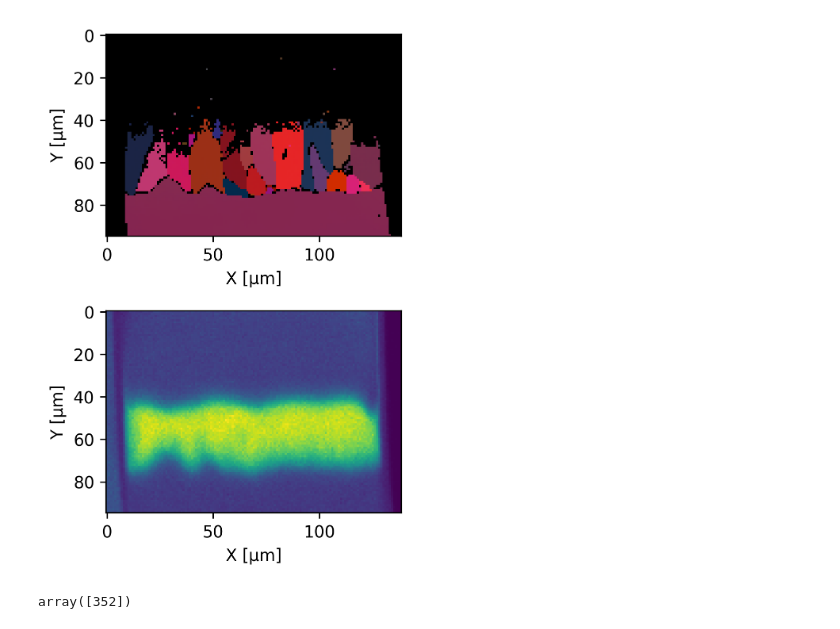
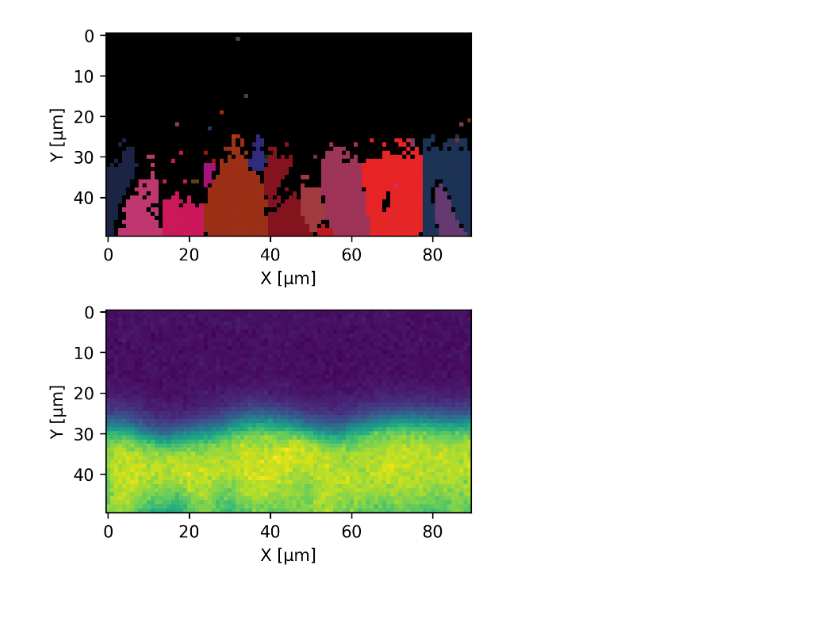
Before and after one commit to EricViklund/3deds, a Jupyter notebook: EBSD_animation.ipynb, the cells around one changed output. Drawn from its saved outputs; the diff is of its cells as text; code cells hidden in the pictures.

```diff
--- a/EBSD_animation.ipynb
+++ b/EBSD_animation.ipynb
@@ -27,40 +27,40 @@ axs[0].invert_yaxis()
 axs[1].invert_yaxis()
 
 image_resolution = (f['1/EDS/Header/X Cells'][0],f['1/EDS/Header/Y Cells'][0])
-crop = slice(0, 50),slice(30, 105)
+crop = slice(15, 65),slice(15, 105)
 
 data = np.array(f['1/EBSD/Data/Euler']).reshape(image_resolution[1],image_resolution[0],3)
 
 data = np.flip(data,axis=0)
+
+data = data[crop]
 
 data[:,:,0] = data[:,:,0]/(2*np.pi)
 data[:,:,1] = data[:,:,1]/(np.pi)
 data[:,:,2] = data[:,:,2]/(np.pi)
 
 ref_data = data
 
 
 map1 = axs[0].imshow(data)
 #c = fig.colorbar(map1, ax=axs)
 
 #axs[0].set_xlim(0,f['1/EBSD/Header/Bounding Box Size'][0])
 #axs[0].set_ylim(0,f['1/EBSD/Header/Bounding Box Size'][1])
 
 
 
 data = np.array(f['1/EDS/Data/Window Integral/Sn Lα1']).reshape(image_resolution[1],image_resolution[0])
 
 data = np.flip(data,axis=0)
 
+data = data[crop]
+
 map2 = axs[1].imshow(data)
 
 fig.tight_layout()
 # %% [output]
-[figure, old version]
+[figure, new version]
-# %%
-np.array(f['1/Electron Image/Header/Y Cells'])
-# %% [output]
-array([352])
 # %%
 import numpy as np
 import matplotlib.pyplot as plt
```
Also changed, not shown: parts of 2 cells of this notebook, 4 other files.
